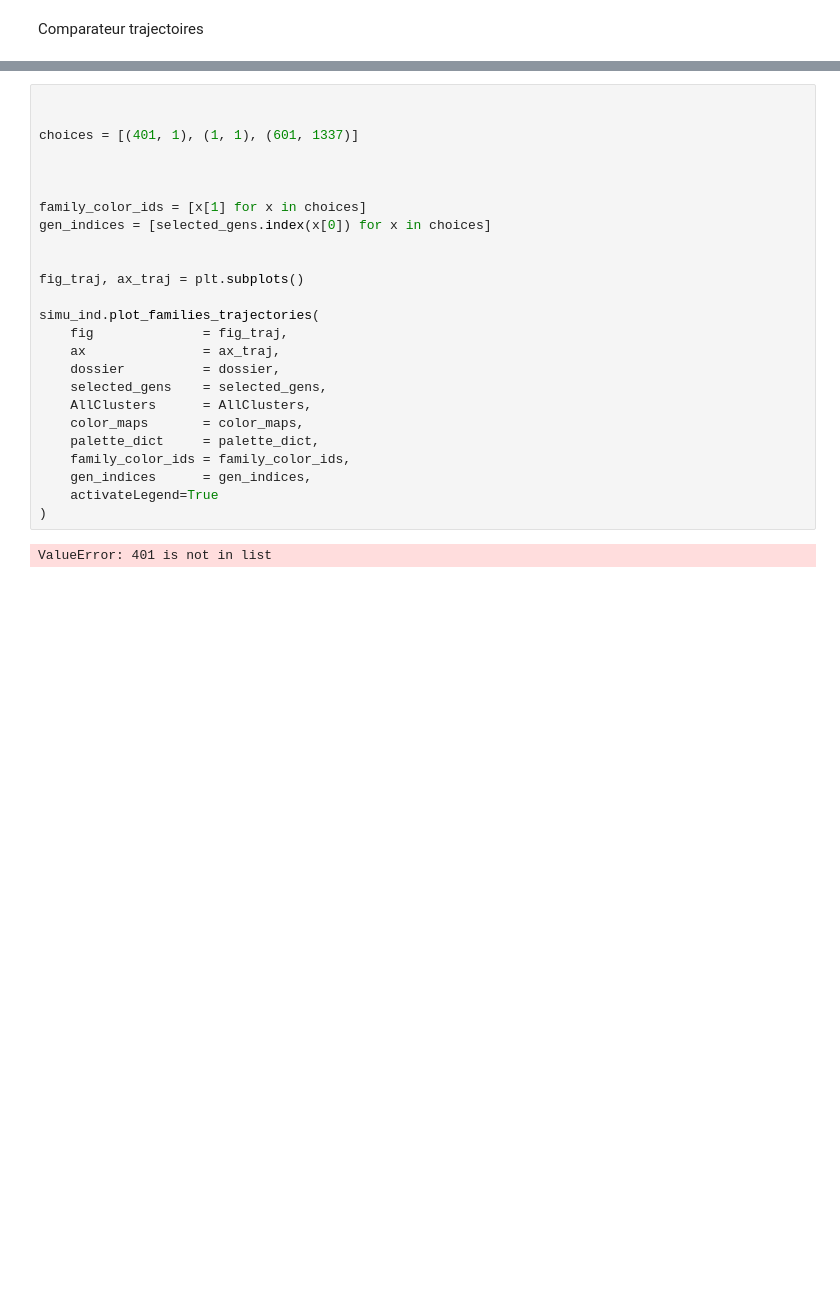
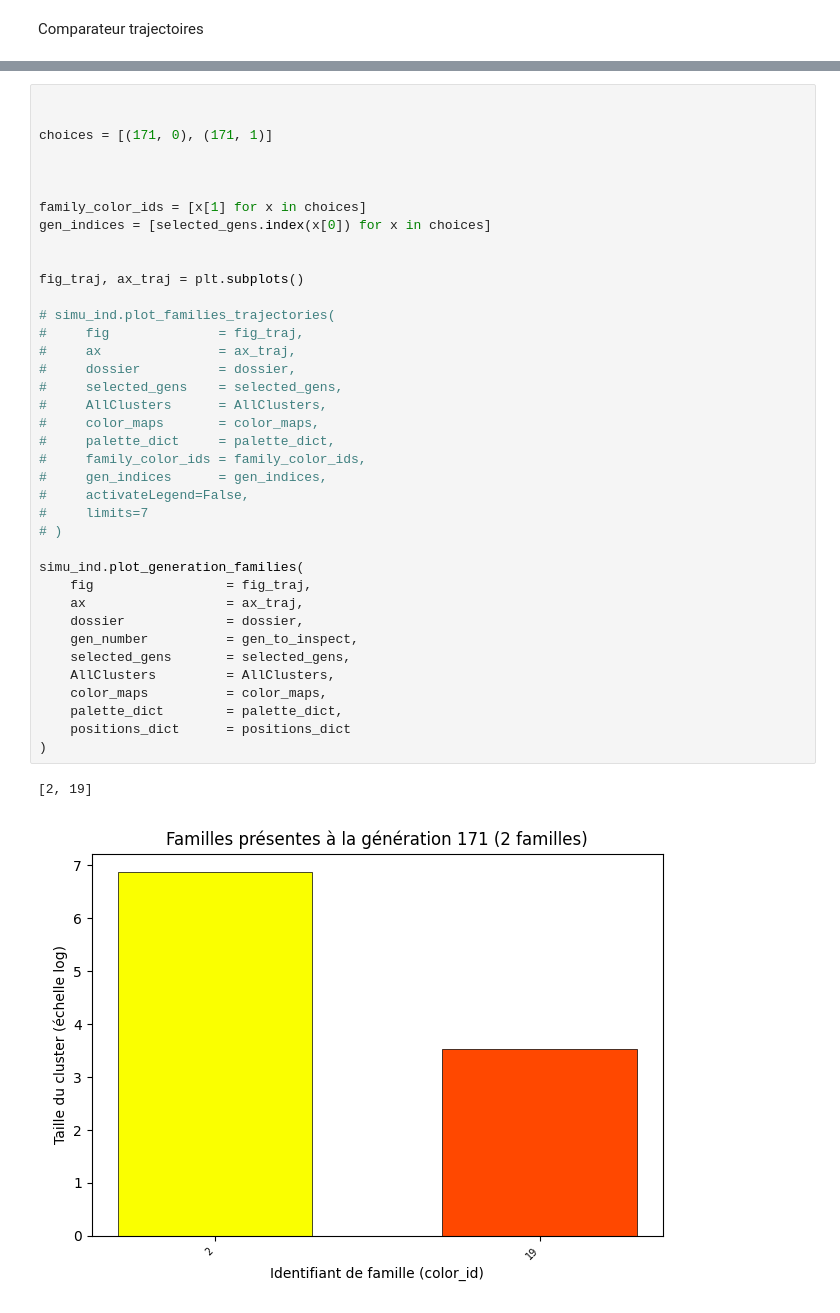
Before and after one commit to ooooMaXoooo/TIPE, a Jupyter notebook: SimuApp/simulation_data/stats_ntb.ipynb, the cells around one changed output, grey strips where cells are left out. Drawn from its saved outputs; the diff is of its cells as text; blank space fills up the shorter version.

```diff
--- a/SimuApp/simulation_data/stats_ntb.ipynb
+++ b/SimuApp/simulation_data/stats_ntb.ipynb
@@ -67,27 +66,41 @@ color_ids = simu_ind.plot_generation_families(
 # %%
 
 
-choices = [(401, 1), (1, 1), (601, 1337)]
+choices = [(171, 0), (171, 1)]
 
 
 
 family_color_ids = [x[1] for x in choices]
 gen_indices = [selected_gens.index(x[0]) for x in choices]
 
 
 fig_traj, ax_traj = plt.subplots()
 
-simu_ind.plot_families_trajectories(
-    fig              = fig_traj,
-    ax               = ax_traj,
-    dossier          = dossier,
-    selected_gens    = selected_gens,
-    AllClusters      = AllClusters,
-    color_maps       = color_maps,
-    palette_dict     = palette_dict,
-    family_color_ids = family_color_ids,
-    gen_indices      = gen_indices,
-    activateLegend=True
+# simu_ind.plot_families_trajectories(
+#     fig              = fig_traj,
+#     ax               = ax_traj,
+#     dossier          = dossier,
+#     selected_gens    = selected_gens,
+#     AllClusters      = AllClusters,
+#     color_maps       = color_maps,
+#     palette_dict     = palette_dict,
+#     family_color_ids = family_color_ids,
+#     gen_indices      = gen_indices,
+#     activateLegend=False,
+#     limits=7
+# )
+
+simu_ind.plot_generation_families(
+    fig                 = fig_traj,
+    ax                  = ax_traj,
+    dossier             = dossier,
+    gen_number          = gen_to_inspect,
+    selected_gens       = selected_gens,
+    AllClusters         = AllClusters,
+    color_maps          = color_maps,
+    palette_dict        = palette_dict,
+    positions_dict      = positions_dict
 )
 # %% [output]
-ValueError: 401 is not in list
+[2, 19]
+[figure, added]
```
Also changed, not shown: parts of 4 cells of this notebook, 8 other files.
